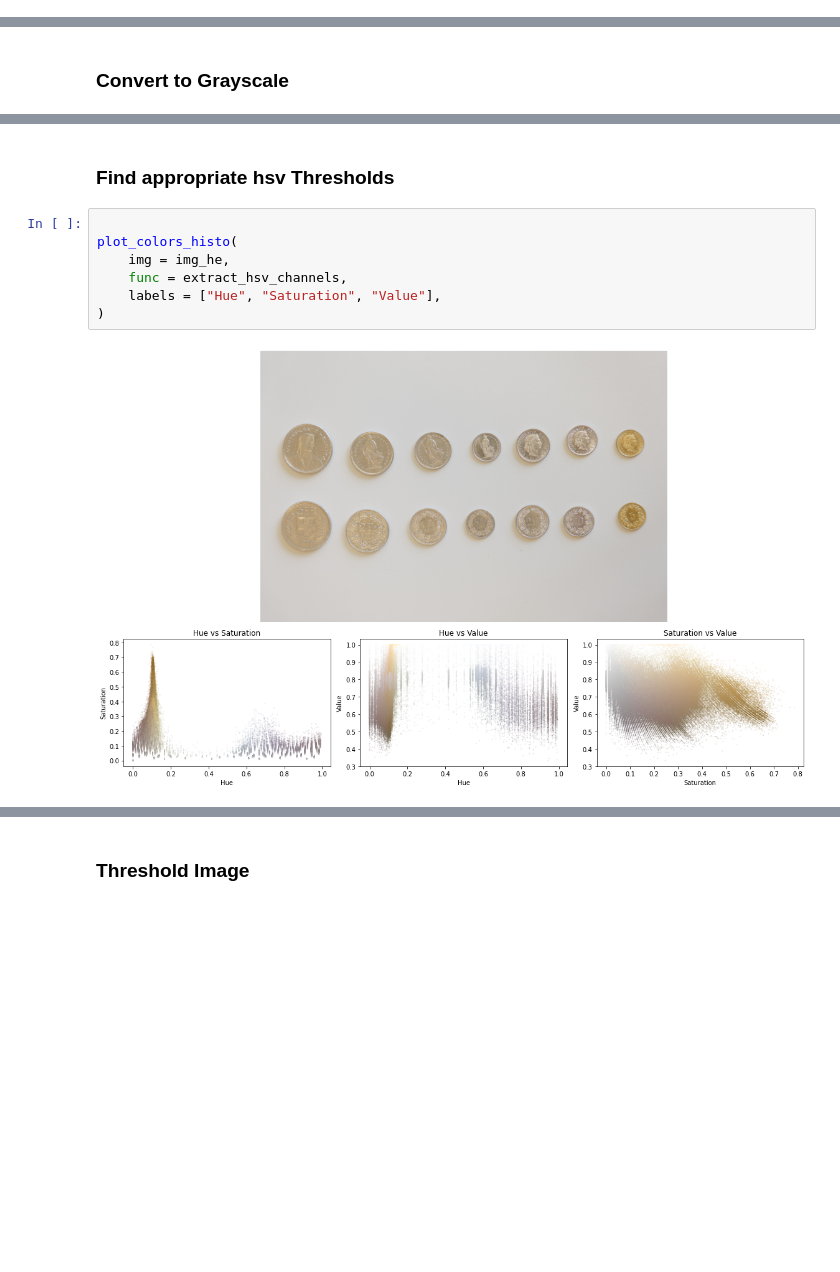
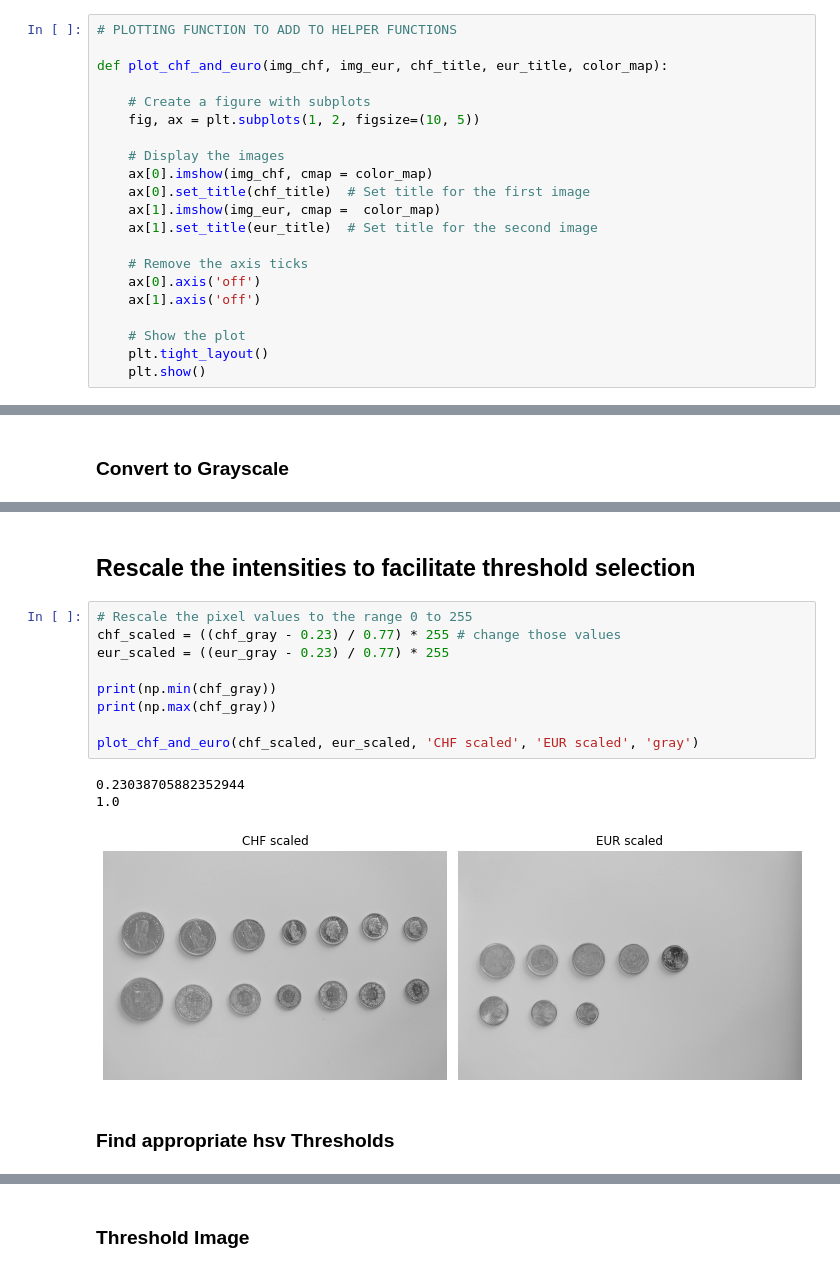
Before and after one commit to renukasinghvirk/Project_imageanalysis, a Jupyter notebook: Group56.ipynb, the cells around one changed output, grey strips where cells are left out. Cells and saved outputs as stored; diff of their text form; blank space fills up the shorter version.

```diff
--- a/Group56.ipynb
+++ b/Group56.ipynb
@@ -37,6 +37,27 @@ from typing import Callable
 from datetime import datetime
 from helper_functions import *
 from skimage.morphology import *
+# %%
+# PLOTTING FUNCTION TO ADD TO HELPER FUNCTIONS
+
+def plot_chf_and_euro(img_chf, img_eur, chf_title, eur_title, color_map):
+
+    # Create a figure with subplots
+    fig, ax = plt.subplots(1, 2, figsize=(10, 5))
+
+    # Display the images
+    ax[0].imshow(img_chf, cmap = color_map)
+    ax[0].set_title(chf_title)  # Set title for the first image
+    ax[1].imshow(img_eur, cmap =  color_map)
+    ax[1].set_title(eur_title)  # Set title for the second image
+
+    # Remove the axis ticks
+    ax[0].axis('off')
+    ax[1].axis('off')
+
+    # Show the plot
+    plt.tight_layout()
+    plt.show()
 # %% [markdown]
 ## Data Inspection
 # %% [markdown]
@@ -120,11 +112,17 @@ plt.show()
+# %% [markdown]
+## Rescale the intensities to facilitate threshold selection
+# %%
+# Rescale the pixel values to the range 0 to 255
+chf_scaled = ((chf_gray - 0.23) / 0.77) * 255 # change those values
+eur_scaled = ((eur_gray - 0.23) / 0.77) * 255
+
+print(np.min(chf_gray))
+print(np.max(chf_gray))
+
+plot_chf_and_euro(chf_scaled, eur_scaled, 'CHF scaled', 'EUR scaled', 'gray')
+# %% [output]
+0.23038705882352944
+1.0
+[figure, added]
 # %% [markdown]
 ### Find appropriate hsv Thresholds
-# %%
-
-plot_colors_histo(
-    img = img_he,
-    func = extract_hsv_channels,
-    labels = ["Hue", "Saturation", "Value"],
-)
-# %% [output]
-[figure, removed]
```
Also changed, not shown: parts of 12 cells of this notebook.
